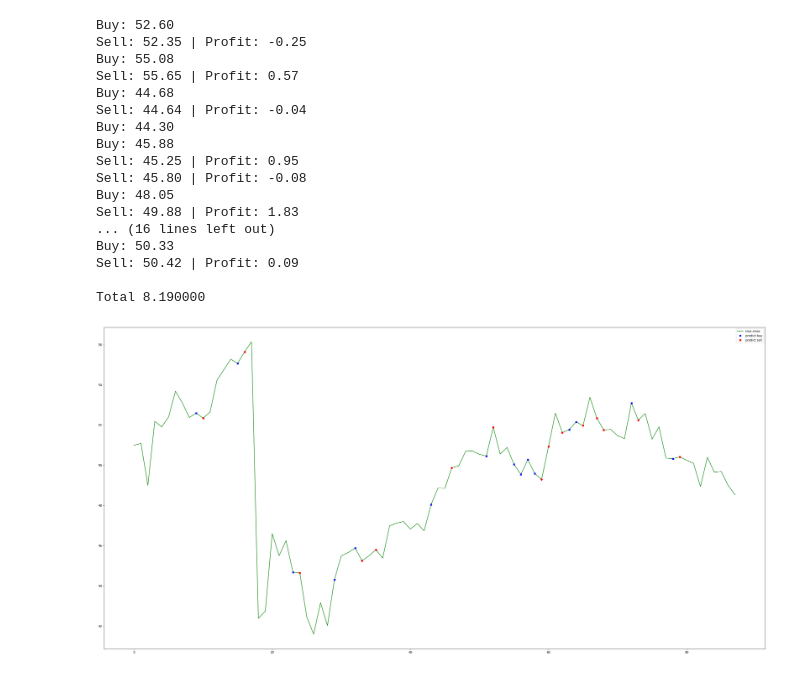
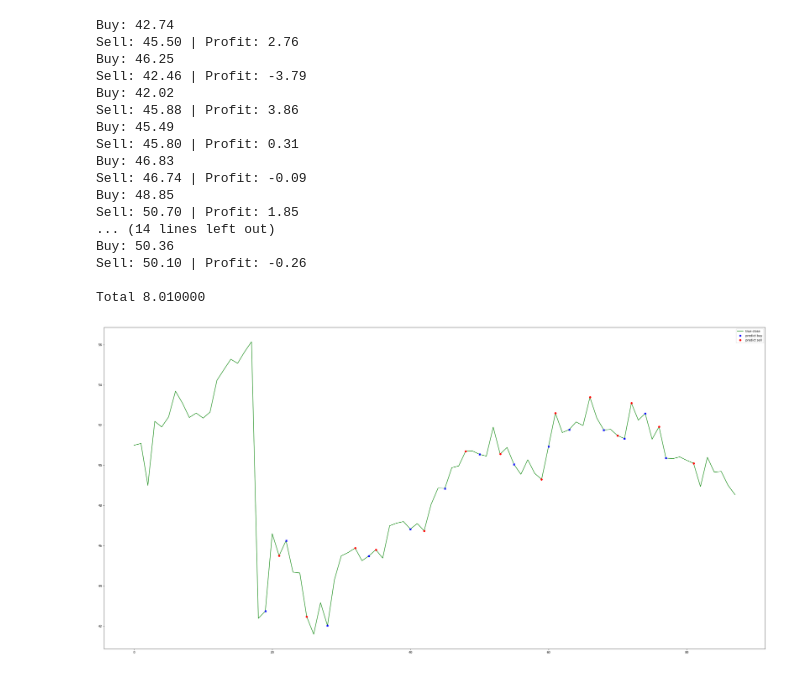
Before and after one commit to GabrielSuassuna/TAI, a Jupyter notebook: TAI.ipynb, the cells around one changed output. Saved outputs shown, nothing was run; the diff lists cells and outputs as text; code cells hidden in the pictures.

```diff
--- a/TAI.ipynb
+++ b/TAI.ipynb
@@ -89,10 +87,10 @@ class Model:
 
     def save_model(self):
         weights = self.get_weights()
-        np.save('models/model', weights)
+        np.save('models/model3', weights)
 
     def load_model(file):
-        weights = np.load('models/model.npy')
+        weights = np.load('models/model2.npy')
         return weights
 # %%
 class Agent:
@@ -101,8 +99,11 @@ class Agent:
     sigma = 0.36
     learning_rate = 0.48
 
-    def __init__(self, model, close, capital):
+    def __init__(self, model, close, capital, window_size):
         self.model = model
+        self.close = close
+        self.start_capital = capital
+        self.window_size = window_size
         self.es = Deep_Evolution_Strategy(
             self.model.get_weights(),
             self.get_reward,
@@ -111,8 +112,6 @@ class Agent:
             self.sigma,
             self.learning_rate,
         )
-        self.close = close
-        self.start_capital = capital
 
     def act(self, sequence):
         decision = self.model.predict(np.array(sequence))
@@ -122,14 +121,13 @@ class Agent:
         capital = self.start_capital
         l = len(self.close) - 1
         self.model.set_weights(weights)
-        window_size = 37
-        state = get_state(self.close, 0, window_size + 1)
+        state = get_state(self.close, 0, self.window_size + 1)
         inventory = []
 
         for t in range(0, l):
             action = self.act(state)
 
-            #hold
+            #hold action == 0
             next_state = get_state(self.close, t + 1, window_size + 1)
 
             #buy
@@ -149,10 +147,10 @@ class Agent:
     def fit(self, iterations, checkpoint):
         self.es.train(iterations, checkpoint)
 
-    def simulate(self, test, start_capital):
+    def simulate(self, test, start_capital, maxbuy):
+        self.model.set_weights(self.model.load_model())
         capital = start_capital
-        window_size = 37
-        state = get_state(test, 0, window_size + 1)
+        state = get_state(test, 0, self.window_size + 1)
         states_sell = []
         states_buy = []
         inventory = []
@@ -166,11 +164,12 @@ class Agent:
             next_state = get_state(test, t + 1, window_size + 1)
 
             #buy
-            if action == 1 and capital >= test[t]:
+            if action == 1 and capital >= test[t] and maxbuy>0:
                 capital -= test[t]
                 inventory.append(test[t])
                 total_profit -= test[t]
                 states_buy.append(t)
+                maxbuy -= 1
                 print ("Buy: " + formatPrice(test[t]))
 
             #sell
@@ -204,5 +203,4 @@ close = data.Fechamento.values.tolist()
 test = test.Fechamento.values.tolist()
 # %%
 model = Model(window_size, 602, 3)
-agent = Agent(model, close, 50)
-agent.fit(1000, 10)
+agent = Agent(model, close, 50, window_size)
@@ -226,0 +207,2 @@ Total time: 1084.6088242530823 seconds
+# %%
+agent.fit(200, 10)
@@ -227,21 +227,21 @@ Total time: 1084.6088242530823 seconds
 # %%
-agent.simulate(test, 10000)
+agent.simulate(test, 50, 14)
 # %% [output]
-Buy: 52.60
-Sell: 52.35 | Profit: -0.25
-Buy: 55.08
-Sell: 55.65 | Profit: 0.57
-Buy: 44.68
-Sell: 44.64 | Profit: -0.04
-Buy: 44.30
-Buy: 45.88
-Sell: 45.25 | Profit: 0.95
-Sell: 45.80 | Profit: -0.08
-Buy: 48.05
-Sell: 49.88 | Profit: 1.83
-... (16 lines left out)
-Buy: 50.33
-Sell: 50.42 | Profit: 0.09
+Buy: 42.74
+Sell: 45.50 | Profit: 2.76
+Buy: 46.25
+Sell: 42.46 | Profit: -3.79
+Buy: 42.02
+Sell: 45.88 | Profit: 3.86
+Buy: 45.49
+Sell: 45.80 | Profit: 0.31
+Buy: 46.83
+Sell: 46.74 | Profit: -0.09
+Buy: 48.85
+Sell: 50.70 | Profit: 1.85
+... (14 lines left out)
+Buy: 50.36
+Sell: 50.10 | Profit: -0.26
 
-Total 8.190000
+Total 8.010000
-[figure, old version]
+[figure, new version]
```
Also changed, not shown: parts of 3 cells of this notebook, 2 other files.
